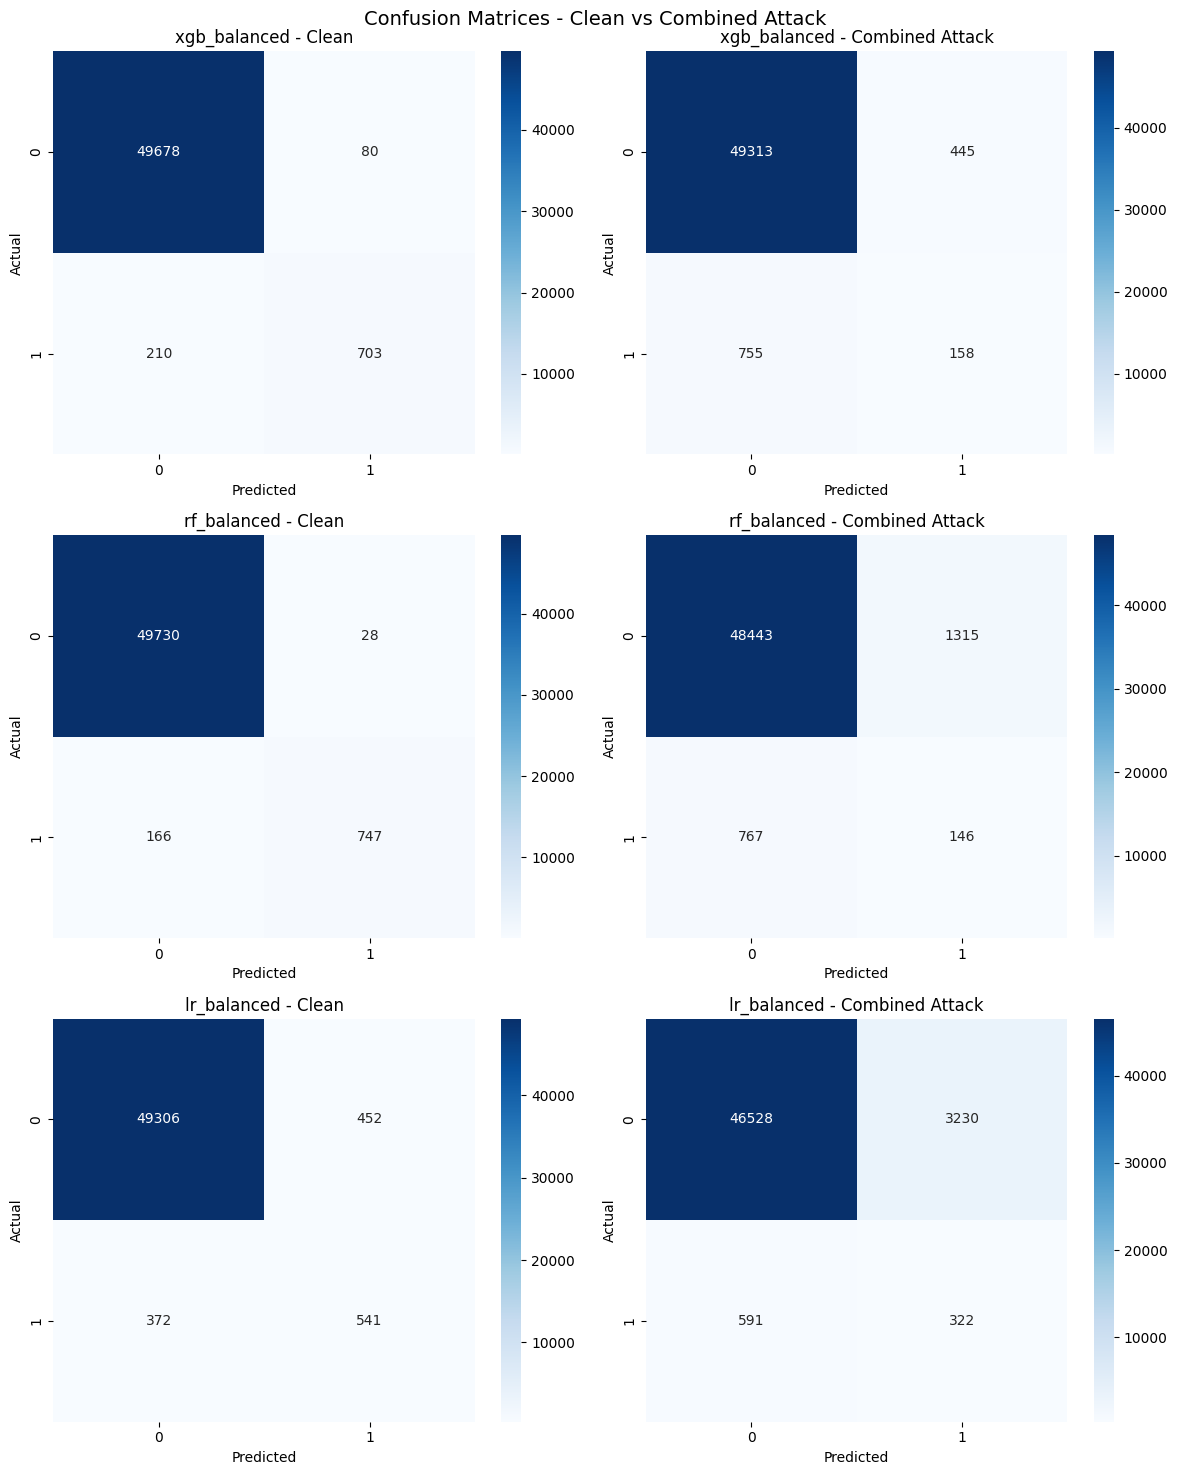
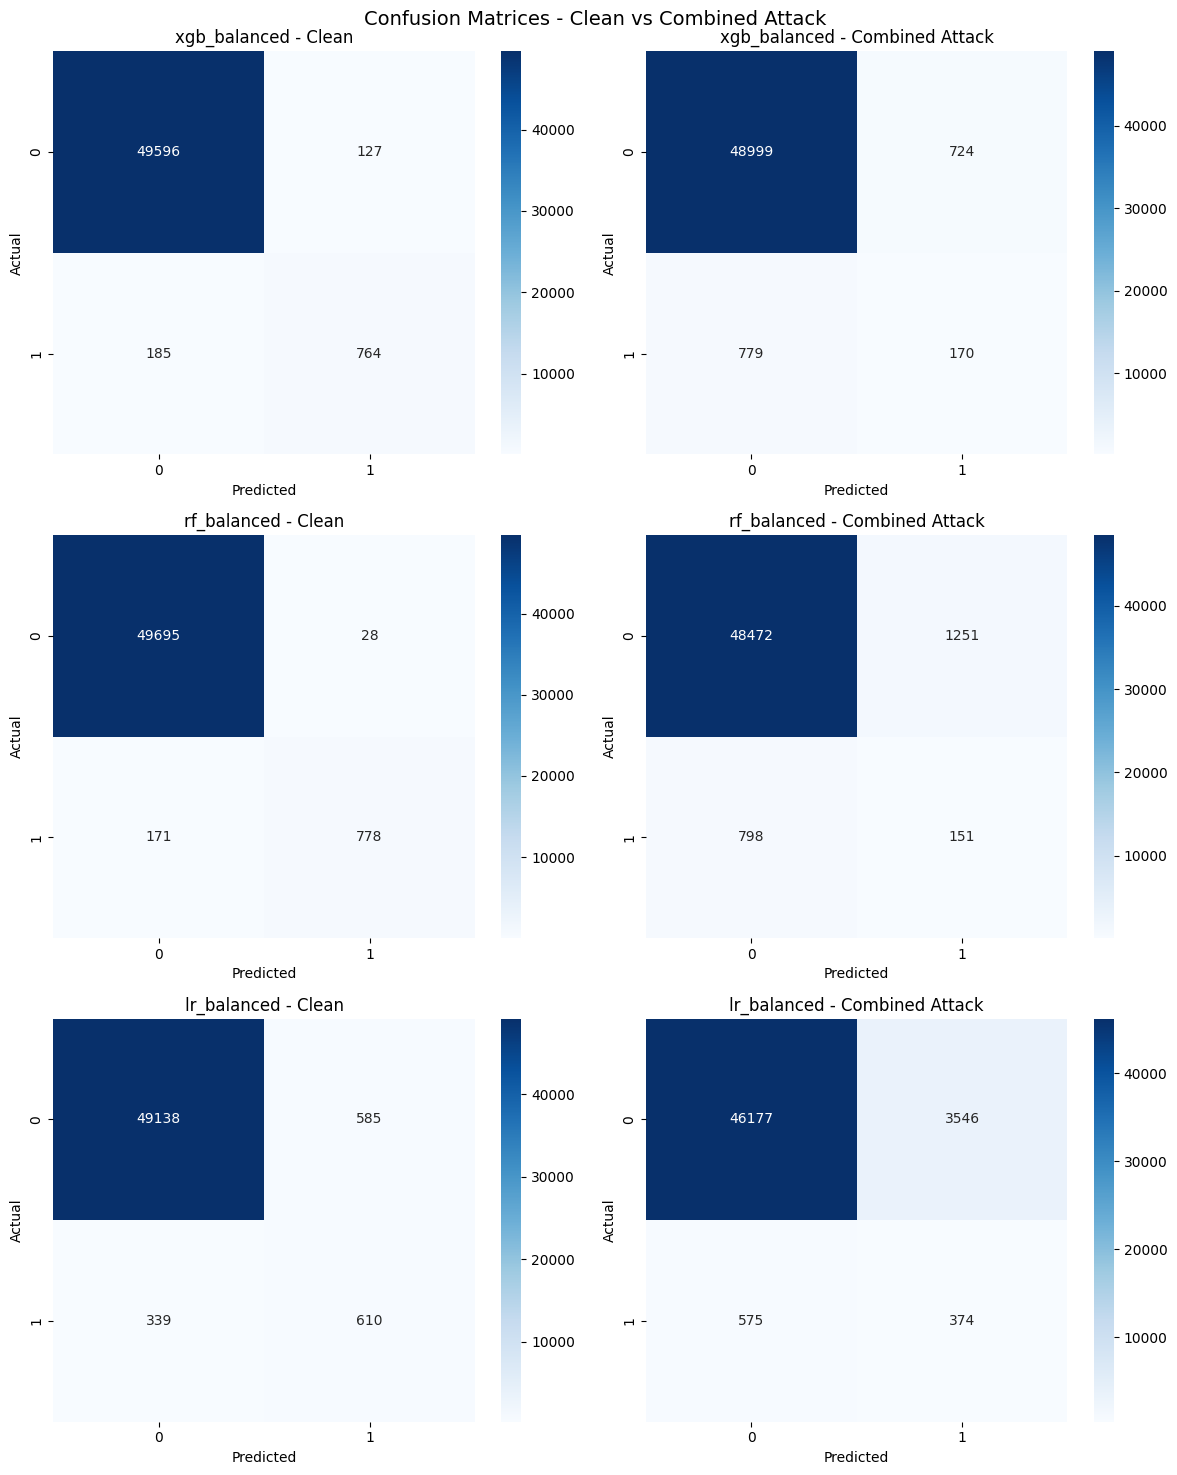
The change to this notebook cell's code, shown as a diff; its figure went from the first image to the second:
--- before
+++ after
@@ -35,3 +35,4 @@
 plt.suptitle('Confusion Matrices - Clean vs Combined Attack', fontsize=14)
 plt.tight_layout()
+plt.savefig('../results/confusion_matrices_clean_vs_combined.png', dpi=300, bbox_inches='tight')
 plt.show()

Commit: refactor: add comments and explanations